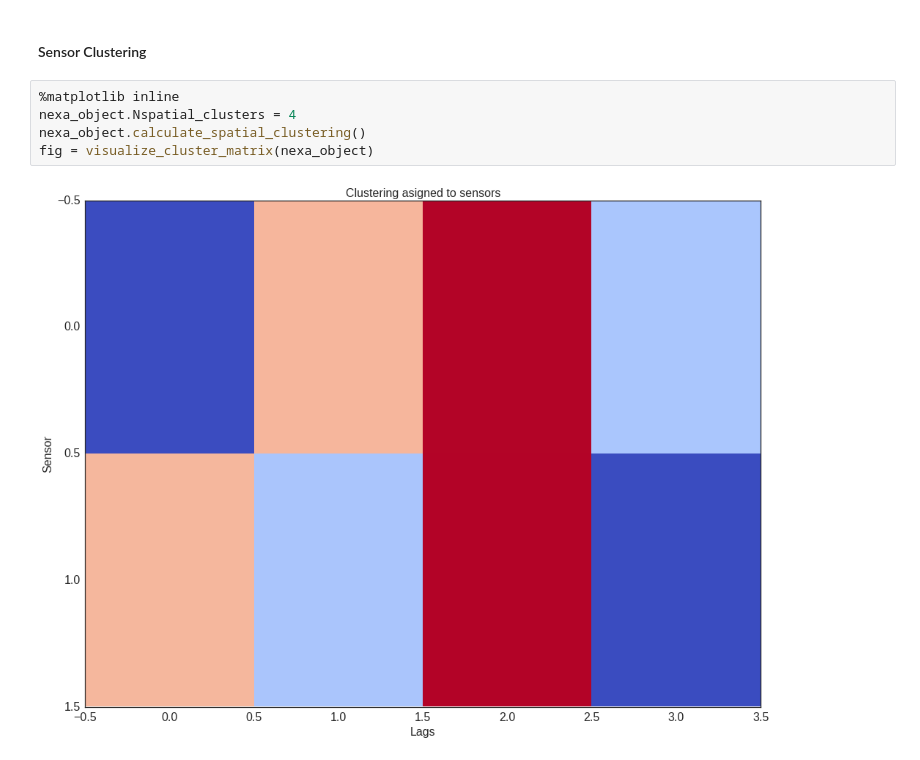
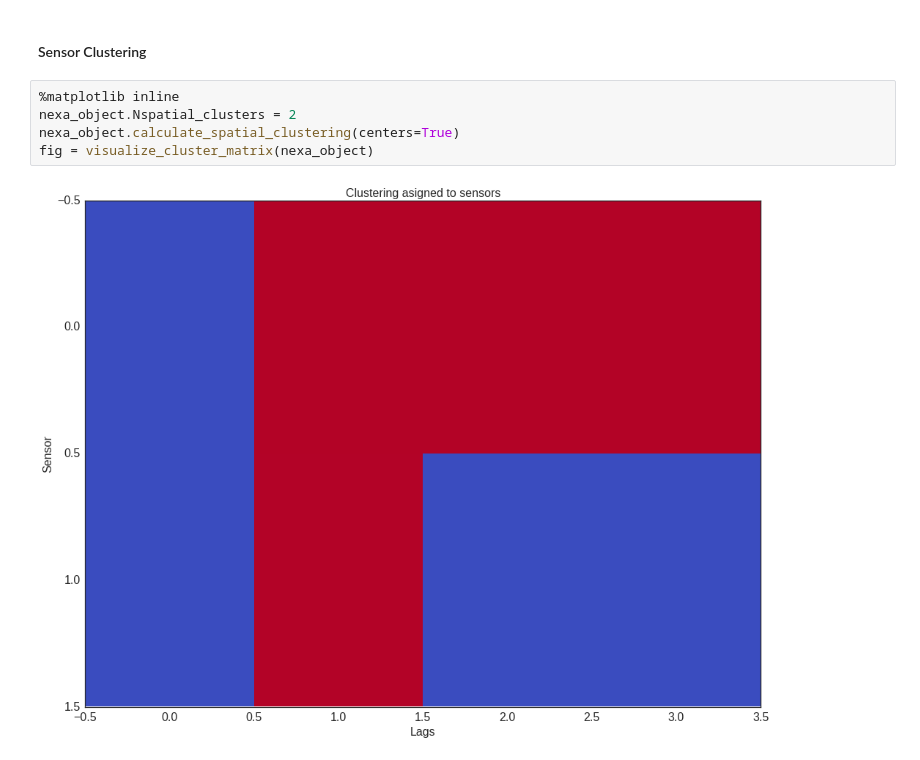
Before and after one commit to h-mayorquin/time_series_basic, a Jupyter notebook: presentations/2015-06-10 (Bumps).ipynb, the cells around one changed output. Cells and saved outputs as stored; diff of their text form.

```diff
--- a/presentations/2015-06-10 (Bumps).ipynb
+++ b/presentations/2015-06-10 (Bumps).ipynb
@@ -117,8 +126,8 @@ plt.legend()
 #### Sensor Clustering
 # %%
 %matplotlib inline
-nexa_object.Nspatial_clusters = 4
-nexa_object.calculate_spatial_clustering()
+nexa_object.Nspatial_clusters = 2
+nexa_object.calculate_spatial_clustering(centers=True)
 fig = visualize_cluster_matrix(nexa_object)
 # %% [output]
-[figure, old version]
+[figure, new version]
```
Also changed, not shown: parts of 4 cells of this notebook.
